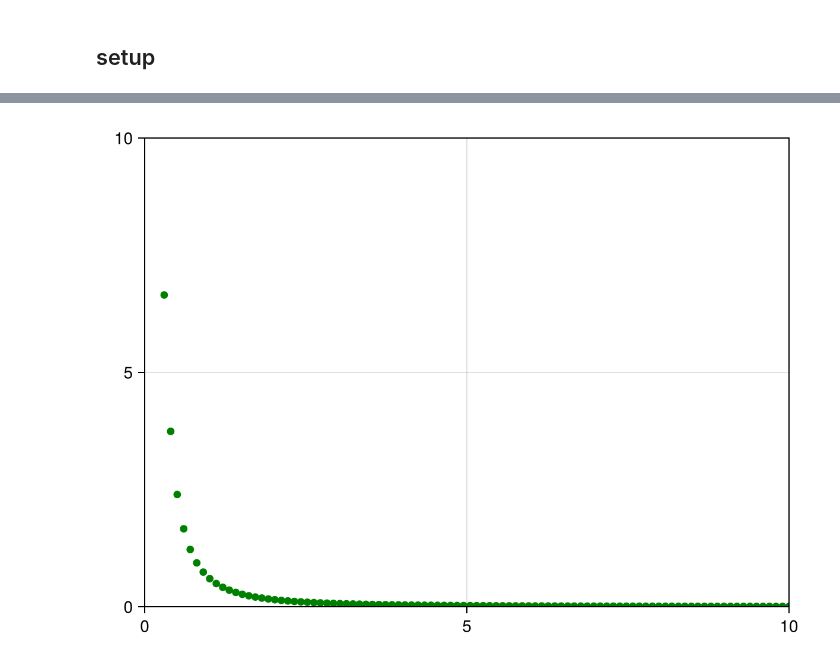
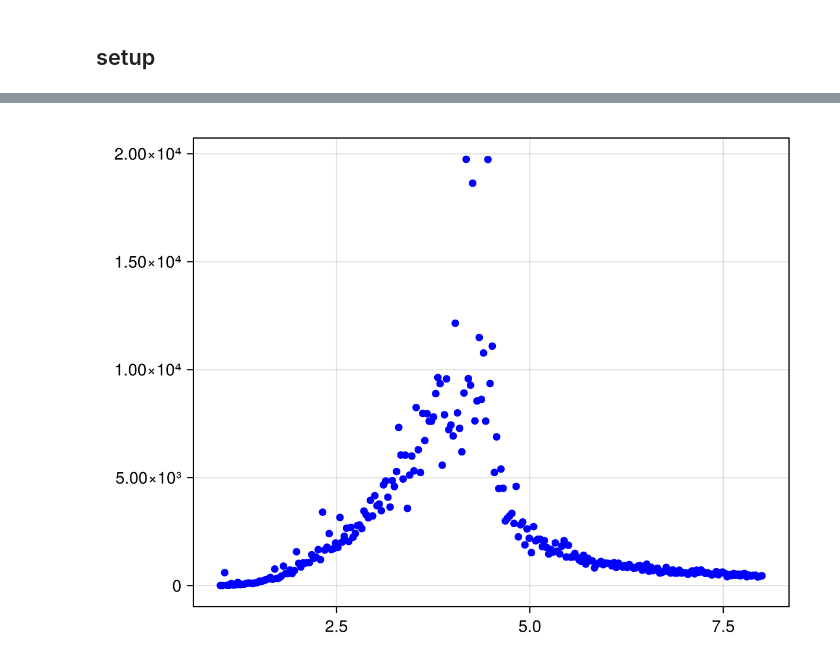
Before and after one commit to emhl/CoPhy3, a Jupyter notebook: ex01/notebooks/temperature_variation.ipynb, the cells around one changed output, grey strips where cells are left out. Drawn from its saved outputs; the diff is of its cells as text; code cells hidden in the pictures.

Commit message:
simulate larger system and calculate heat capacity and magnetic susceptibility

```diff
--- a/ex01/notebooks/temperature_variation.ipynb
+++ b/ex01/notebooks/temperature_variation.ipynb
@@ -7,5 +7,5 @@ include("../src/ising.jl")
 using CairoMakie
 # %%
 J=1.0
-grid_size=8
+grid_size=20
 # %% [output]
@@ -15,3 +15,3 @@ grid_size=8
 # %%
-energies, magnetisations, temps = temp_sweep(grid_size=grid_size,T_Start=0.0,T_End=10.0,J=J)
+energies, magnetisations, temps = temp_sweep(grid_size=grid_size,T_Start=1.0,T_End=8.0,T_Steps=250,J=J,N_Thermalize=50_000_000,N_Sample=1_000_000)
 # %% [output]
@@ -43,4 +27,4 @@ end
 # %%
-scatter(temps, spec_heat_caps, color=:green, label="Specific Heat Capacity")
+scatter(temps, (energies[2] .- energies[1] .^2)./temps.^2 , color=:blue, label="Heat Capacity")
 # %% [output]
-[figure, old version]
+[figure, new version]
```
Also changed, not shown: parts of 10 cells of this notebook.
